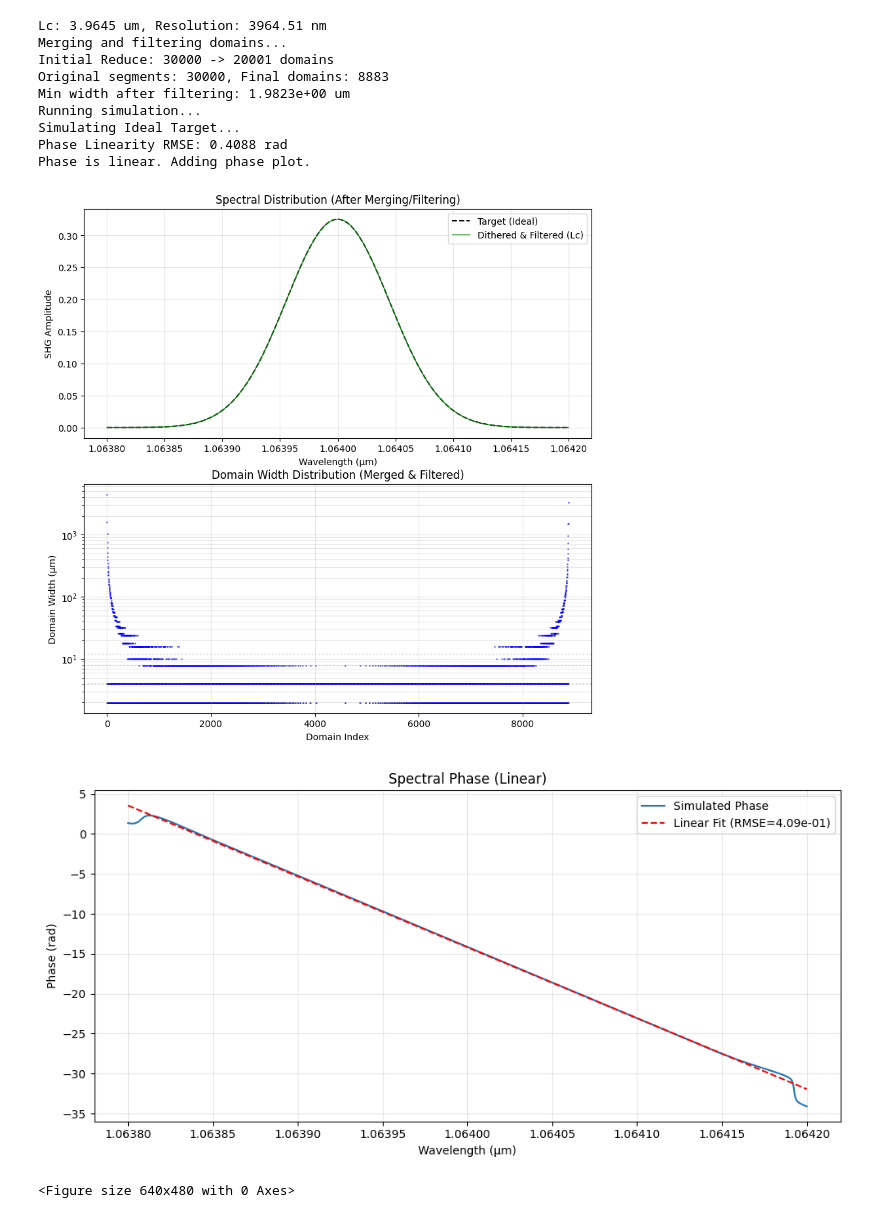
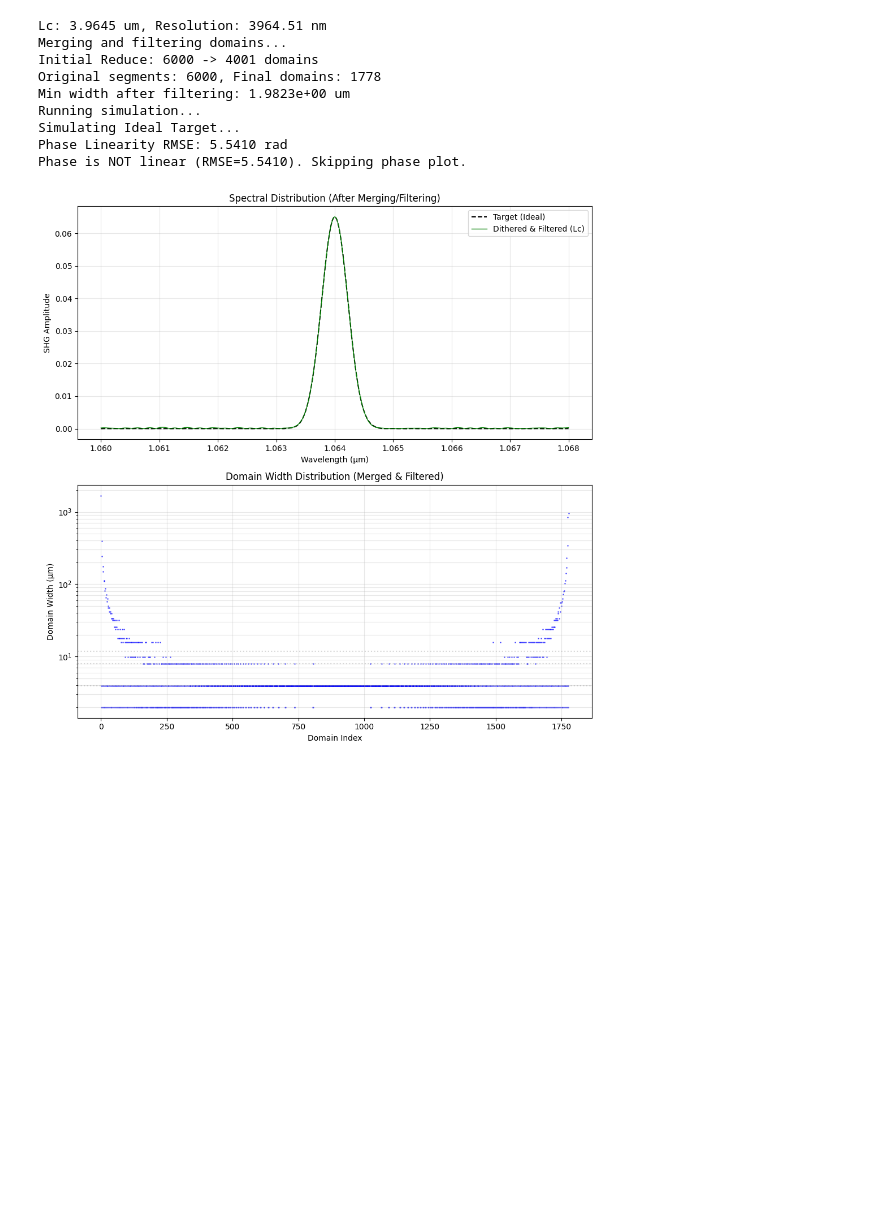
Before and after one commit to Xo1otl/qpm, a Jupyter notebook: examples/syuron/dcm/h_qpm.ipynb, the cells around one changed output. Drawn from its saved outputs; the diff is of its cells as text; code cells hidden in the pictures; blank space fills up the shorter version.

```diff
--- a/examples/syuron/dcm/h_qpm.ipynb
+++ b/examples/syuron/dcm/h_qpm.ipynb
@@ -121,7 +121,7 @@ def merge_and_filter_domains(widths, kappas, threshold=1.0e-6):
 
 def main():
     # --- Configuration ---
-    num_periods = 10000
+    num_periods = 2000
     design_wl = 1.064
     design_temp = 70.0
     kappa_mag = 1.31e-5 / (2 / np.pi)
@@ -185,7 +185,7 @@ def main():
         print(f"Min width after filtering: {np.min(final_widths):.4e} um")
 
     # --- 3. Simulation ---
-    wl_start, wl_end, wl_points = 1.0638, 1.0642, 1000
+    wl_start, wl_end, wl_points = 1.06, 1.068, 1000
     wls = np.linspace(wl_start, wl_end, wl_points)
     dks = calc_twm_delta_k(wls, wls, design_temp)
     b_initial = 1.0 + 0.0j
@@ -249,37 +249,35 @@ def main():
         print("Phase is linear. Adding phase plot.")
         _, ax3 = plt.subplots(figsize=(10, 5))
         ax3.plot(wls, phase_sim, label="Simulated Phase")
         ax3.plot(wls, phase_fit, "r--", label=f"Linear Fit (RMSE={rmse_phase:.2e})")
         ax3.set_title("Spectral Phase (Linear)")
         ax3.set_xlabel("Wavelength (µm)")
         ax3.set_ylabel("Phase (rad)")
         ax3.legend()
         ax3.grid(True, alpha=0.3)
         plt.tight_layout()
         # plt.savefig("dithered_Lc_phase.png", dpi=150)
         plt.show()
         # print("Saved dithered_Lc_phase.png")
     else:
         print(f"Phase is NOT linear (RMSE={rmse_phase:.4f}). Skipping phase plot.")
 
     plt.tight_layout()
     plt.show()
     # plt.savefig("dithered_Lc_demo.png", dpi=150)
     # print("Saved dithered_Lc_demo.png")
 
 
 if __name__ == "__main__":
     main()
 # %% [output]
 Lc: 3.9645 um, Resolution: 3964.51 nm
 Merging and filtering domains...
-Initial Reduce: 30000 -> 20001 domains
-Original segments: 30000, Final domains: 8883
+Initial Reduce: 6000 -> 4001 domains
+Original segments: 6000, Final domains: 1778
 Min width after filtering: 1.9823e+00 um
 Running simulation...
 Simulating Ideal Target...
-Phase Linearity RMSE: 0.4088 rad
-Phase is linear. Adding phase plot.
+Phase Linearity RMSE: 5.5410 rad
+Phase is NOT linear (RMSE=5.5410). Skipping phase plot.
-[figure, old version]
+[figure, new version]
-[figure, removed]
-<Figure size 640x480 with 0 Axes>
```
Also changed, not shown: 30 other files.
